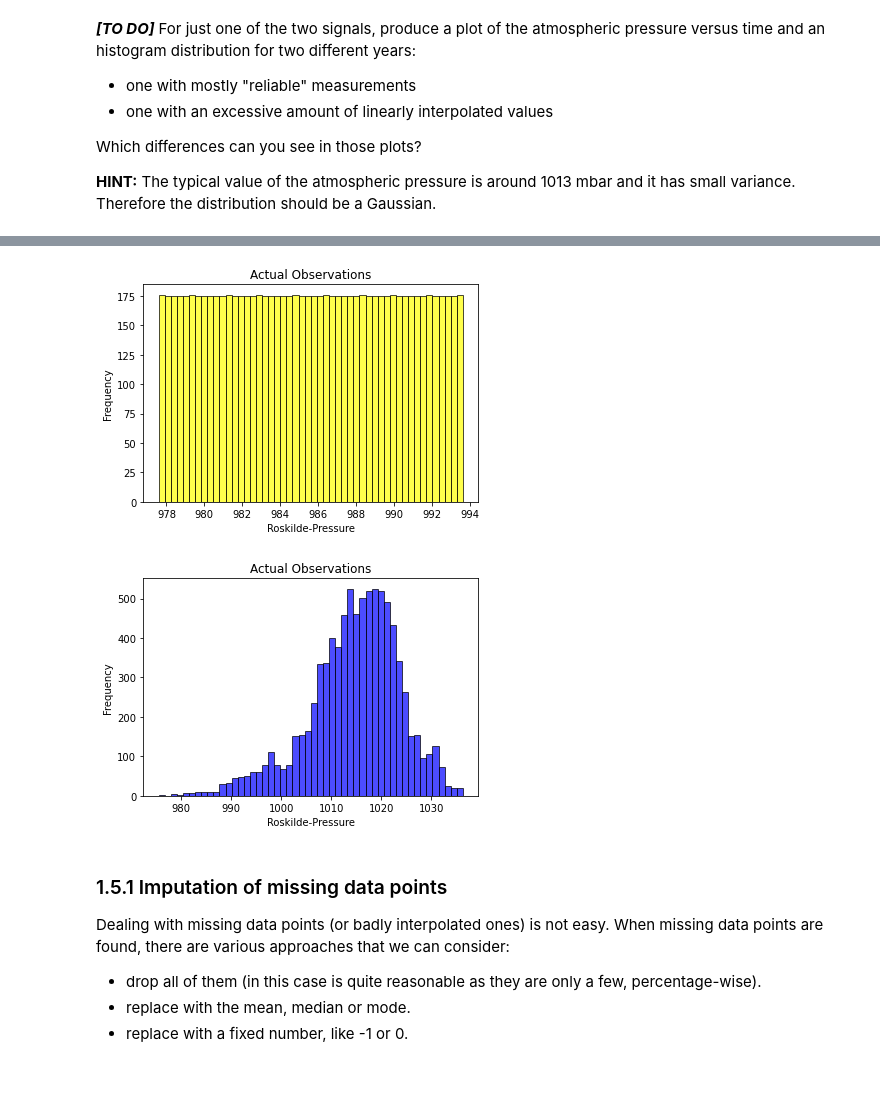
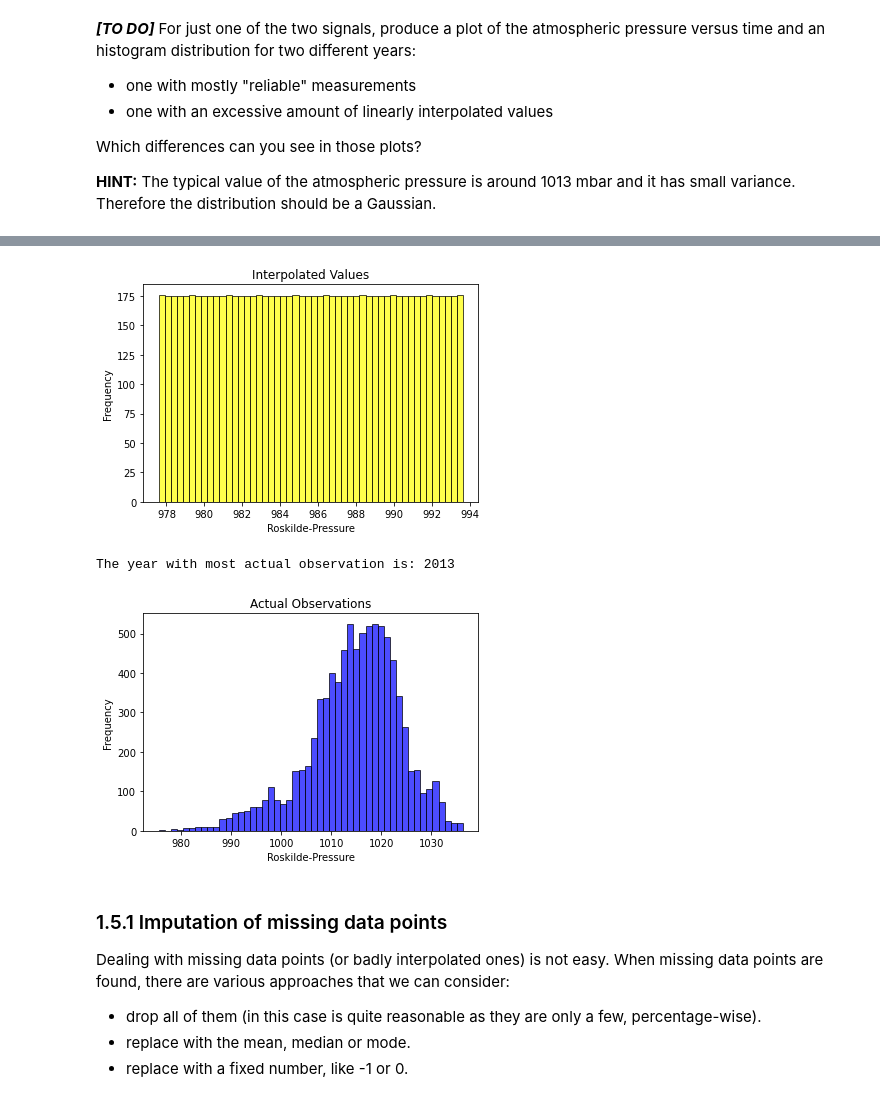
Before and after one commit to UCL-ELEC0136/2-data-processing-Lavender517, a Jupyter notebook: 2-data-processing.ipynb, the cells around one changed output, grey strips where cells are left out. Drawn from its saved outputs; the diff is of its cells as text; code cells hidden in the pictures.

```diff
--- a/2-data-processing.ipynb
+++ b/2-data-processing.ipynb
@@ -1067,11 +1066,11 @@ from collections import Counter
 df_pressure = df_resampled.xs((  'Roskilde',      'Pressure') , axis=1)
 
 df_interpolated = df_pressure[(df_pressure > 950) & (df_pressure < 980)]
-print(df_interpolated)
 actual_year = [x.year for x in df_interpolated.index]
 
 year_counts = Counter(actual_year)
 top_year = year_counts.most_common(1)[0][0]
+print("The year with most interpolated values is:", top_year)
 
 # top_year_index = [x.year == top_year for x in df_actual.index]
 df_top_year = df_pressure[df_pressure.index.year == top_year]
@@ -1083,7 +1082,7 @@ plt.xlabel("Roskilde-Pressure")
 # 显示纵轴标签
 plt.ylabel("Frequency")
 # 显示图标题
-plt.title("Actual Observations")
+plt.title("Interpolated Values")
 plt.show()
 
 ###############################################
@@ -1104,4 +1091,4 @@ Name: (Roskilde, Pressure), Length: 3234, dtype: float64
-[figure, old version]
+[figure, new version]
 # %%
 # [TO DO (2)] choose one year with mostly actual observations, plot it and make an histogram of the distribution
 
@@ -1112,10 +1099,10 @@ actual_year = [x.year for x in df_actual.index]
 
 year_counts = Counter(actual_year)
 top_year = year_counts.most_common(1)[0][0]
+print("The year with most actual observation is:", top_year)
 
 # top_year_index = [x.year == top_year for x in df_actual.index]
 df_top_year = df_pressure[df_pressure.index.year == top_year]
-df_top_year
 
 plt.hist(df_top_year, bins=50, facecolor="blue", edgecolor="black", alpha=0.7)
 # 显示横轴标签
@@ -1126,6 +1113,7 @@ plt.ylabel("Frequency")
 plt.title("Actual Observations")
 plt.show()
 # %% [output]
+The year with most actual observation is: 2013
 [figure]
 # %% [markdown]
 ### 1.5.1 Imputation of missing data points
```
Also changed, not shown: parts of 2 cells of this notebook, 1 other file.
